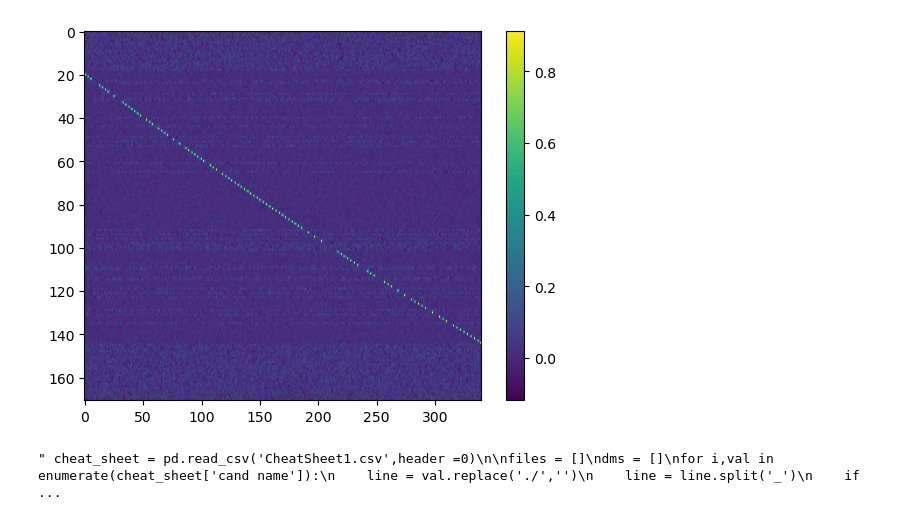
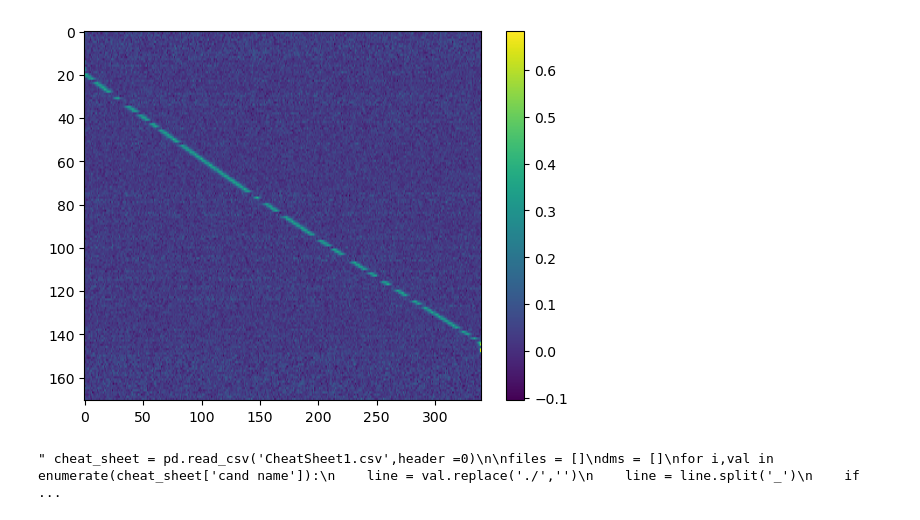
Before and after one commit to ruggerovaldata/model_GPU, a Jupyter notebook: Experimenting/testing.ipynb, the cells around one changed output. Drawn from its saved outputs; the diff is of its cells as text; code cells hidden in the pictures.

```diff
--- a/Experimenting/testing.ipynb
+++ b/Experimenting/testing.ipynb
@@ -20,32 +20,32 @@ def rand_interv(a,b,n):
 # %%
 x_size = 340
 y_size = 171
 nu_i = 1259
 nu_f = 1387
 t = 0.25
 
 size = 2000
 DM_min = 200
 DM_max = 300
 batch_size= 10
 epochs= 50
 
 DM = torch.tensor([1500])
-width_train = 0.0000005*torch.ones(1)
+width_train = 0.00002*torch.ones(1)
 nu = torch.linspace(nu_i, nu_f, y_size)
 nu0 = torch.median(nu)
 time = torch.linspace(-t, t, x_size)
 swidth_train = rand_interv(4000,5000,1)
 noises_train = rand_interv(3,8, 1)
 
 
 
 train_images = s.simulate_noswidth(DM,width_train,nu,nu0,time,swidth_train, x_size, y_size, noises_train ,plot_flag=True)
 
 
 #cheat_sheet = pd.read_csv('CheatSheet1.csv',header =0)
 # %% [output]
-[figure, old version]
+[figure, new version]
 # %%
 """ cheat_sheet = pd.read_csv('CheatSheet1.csv',header =0)
 
```
Also changed, not shown: 1 other file.
